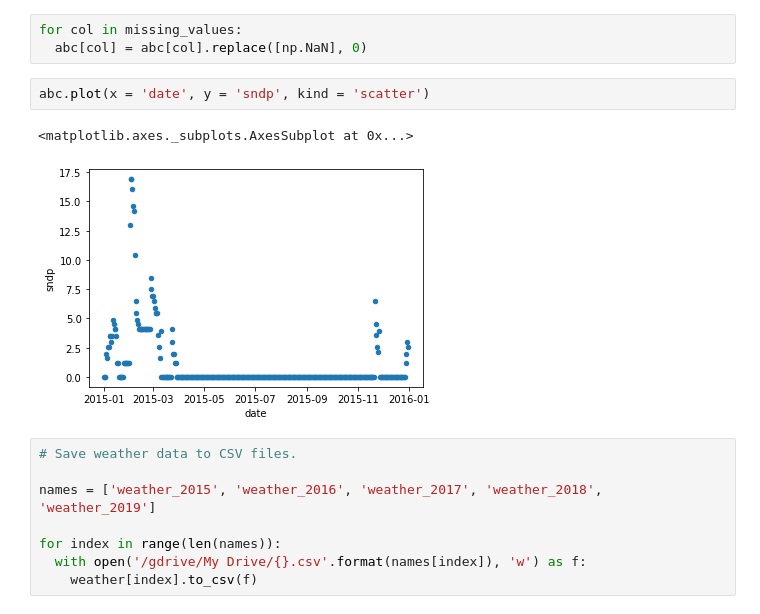
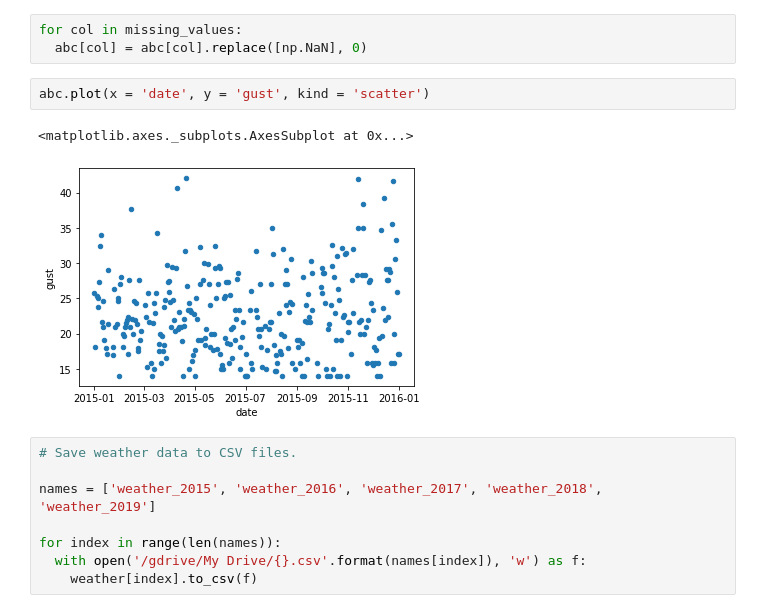
Before and after one commit to MattIzon/16010269_DataAnalytics, a Jupyter notebook: Weather_Inspection.ipynb, the cells around one changed output. Cells and saved outputs as stored; diff of their text form.

```diff
--- a/Weather_Inspection.ipynb
+++ b/Weather_Inspection.ipynb
@@ -173,10 +197,10 @@ sndp :  289
 for col in missing_values:
   abc[col] = abc[col].replace([np.NaN], 0)
 # %%
-abc.plot(x = 'date', y = 'sndp', kind = 'scatter')
+abc.plot(x = 'date', y = 'gust', kind = 'scatter')
 # %% [output]
 <matplotlib.axes._subplots.AxesSubplot at 0x...>
-[figure, old version]
+[figure, new version]
 # %%
 # Save weather data to CSV files.
 
```
Also changed, not shown: parts of 5 cells of this notebook.
